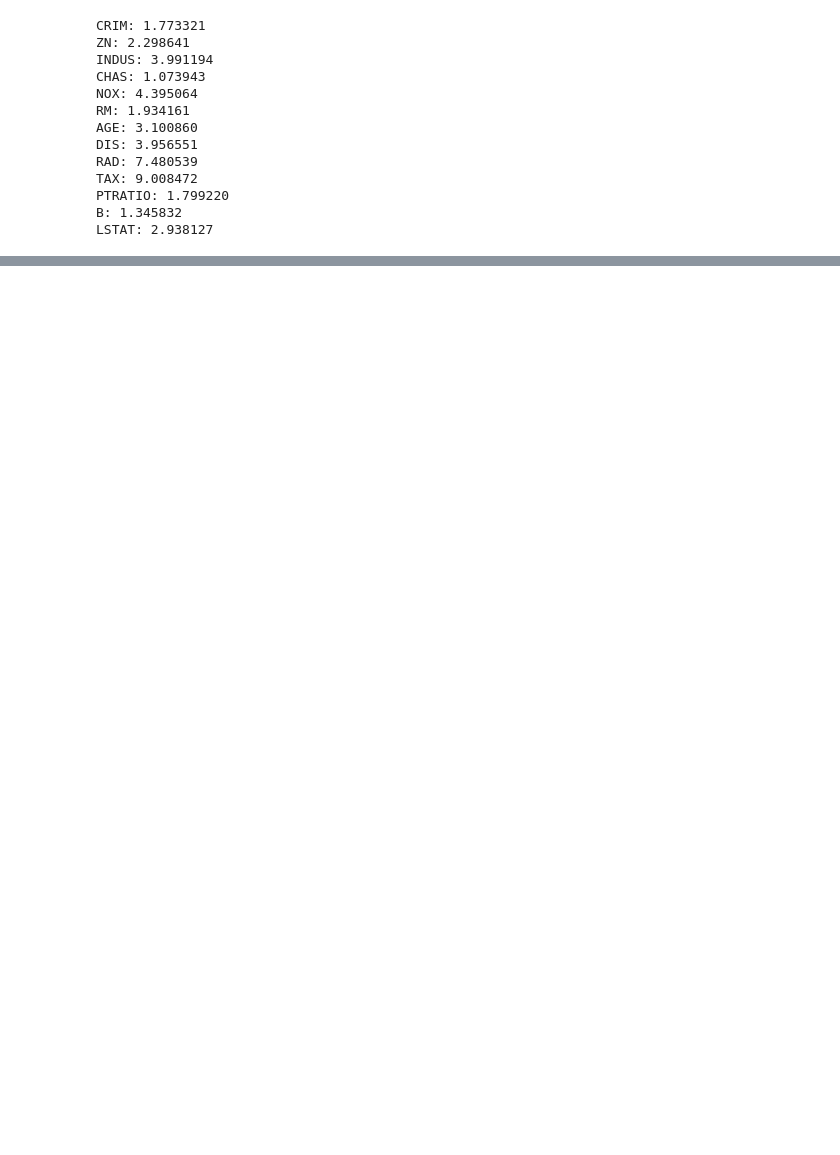
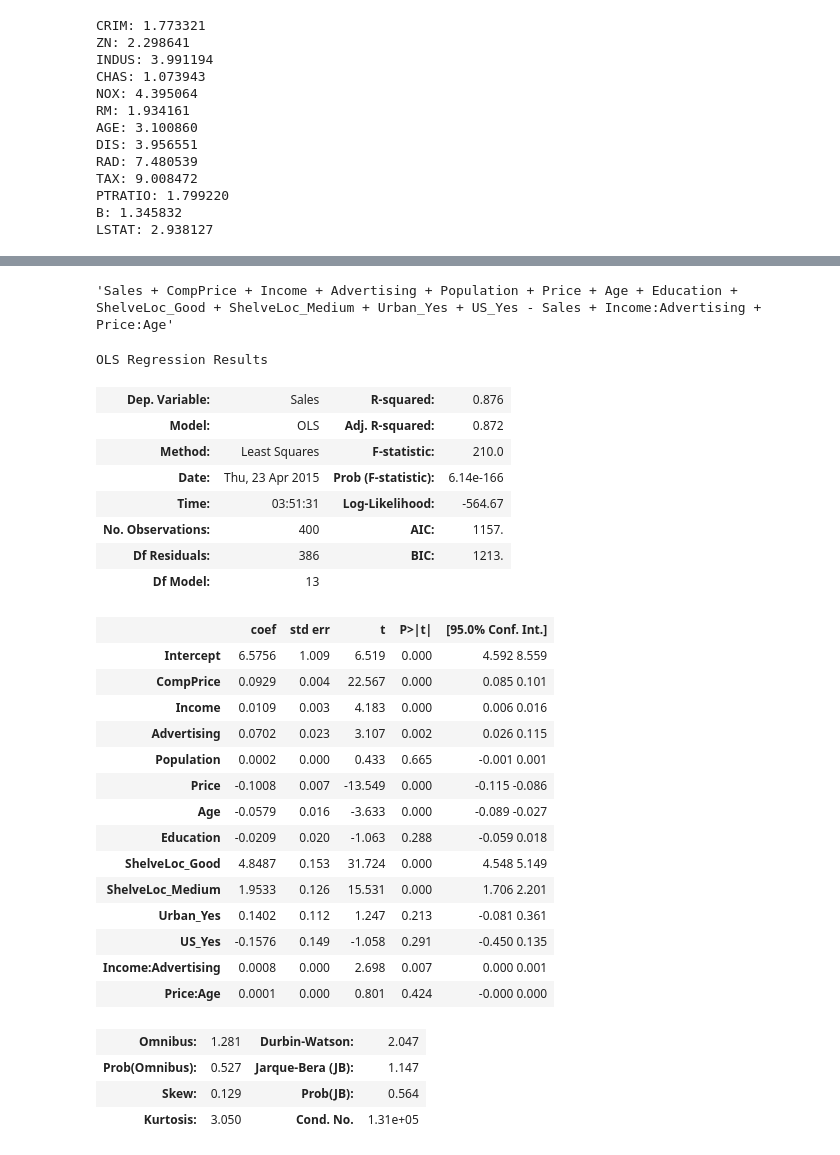
Before and after one commit to sstirlin/ISLR_4ed_python, a Jupyter notebook: ch3/ch3_lab.ipynb, the cells around one changed output, grey strips where cells are left out. Drawn from its saved outputs; the diff is of its cells as text; code cells hidden in the pictures; blank space fills up the shorter version.

```diff
--- a/ch3/ch3_lab.ipynb
+++ b/ch3/ch3_lab.ipynb
@@ -441,0 +668,8 @@ OLS Regression Results
+# %%
+# We can perform regression using qualitative predictors (factors) as well
+# first, load the data
+import pandas as pd
+from IPython.display import display
+
+carseats = pd.read_csv("Carseats.csv", index_col=0)
+display(carseats.head(5))
@@ -441,0 +683,8 @@ OLS Regression Results
+# %%
+# use the get_dummies function to create dummy variables from the categorical vars
+carseats = pd.concat([carseats,
+                      pd.get_dummies(carseats['ShelveLoc'], prefix='ShelveLoc'),
+                      pd.get_dummies(carseats['Urban'], prefix='Urban'),
+                      pd.get_dummies(carseats['US'], prefix='US')],
+                    axis=1)
+display(carseats.head(5))
@@ -441,0 +698,4 @@ OLS Regression Results
+# %%
+# drop the categorical vars, and drop some of the dummies
+carseats = carseats.drop(['ShelveLoc', 'Urban', 'US', 'ShelveLoc_Bad', 'Urban_No', 'US_No'], axis=1)
+display(carseats.head(5))
@@ -441,0 +709,46 @@ OLS Regression Results
+# %%
+# create a patsy string
+patsy_str = ' + '.join(carseats.columns.values)
+patsy_str += ' - Sales' # remove Sales (because that is the output)
+
+# let's add some interactions as well (for fun)
+patsy_str += ' + Income:Advertising + Price:Age'
+patsy_str
+# %% [output]
+'Sales + CompPrice + Income + Advertising + Population + Price + Age + Education + ShelveLoc_Good + ShelveLoc_Medium + Urban_Yes + US_Yes - Sales + Income:Advertising + Price:Age'
+# %%
+# let's perform a regression
+import statsmodels.api as sm
+from statsmodels.formula.api import ols
+
+results = ols("Sales ~ " + patsy_str, data=carseats).fit()
+results.summary()
+# %% [output]
+OLS Regression Results
+| Dep. Variable: | Sales | R-squared: | 0.876 |
+| Model: | OLS | Adj. R-squared: | 0.872 |
+| Method: | Least Squares | F-statistic: | 210.0 |
+| Date: | Thu, 23 Apr 2015 | Prob (F-statistic): | 6.14e-166 |
+| Time: | 03:51:31 | Log-Likelihood: | -564.67 |
+| No. Observations: | 400 | AIC: | 1157. |
+| Df Residuals: | 386 | BIC: | 1213. |
+| Df Model: | 13 |  |  |
+|  | coef | std err | t | P>|t| | [95.0% Conf. Int.] |
+| Intercept | 6.5756 | 1.009 | 6.519 | 0.000 | 4.592 8.559 |
+| CompPrice | 0.0929 | 0.004 | 22.567 | 0.000 | 0.085 0.101 |
+| Income | 0.0109 | 0.003 | 4.183 | 0.000 | 0.006 0.016 |
+| Advertising | 0.0702 | 0.023 | 3.107 | 0.002 | 0.026 0.115 |
+| Population | 0.0002 | 0.000 | 0.433 | 0.665 | -0.001 0.001 |
+| Price | -0.1008 | 0.007 | -13.549 | 0.000 | -0.115 -0.086 |
+| Age | -0.0579 | 0.016 | -3.633 | 0.000 | -0.089 -0.027 |
+| Education | -0.0209 | 0.020 | -1.063 | 0.288 | -0.059 0.018 |
+| ShelveLoc_Good | 4.8487 | 0.153 | 31.724 | 0.000 | 4.548 5.149 |
+| ShelveLoc_Medium | 1.9533 | 0.126 | 15.531 | 0.000 | 1.706 2.201 |
+| Urban_Yes | 0.1402 | 0.112 | 1.247 | 0.213 | -0.081 0.361 |
+| US_Yes | -0.1576 | 0.149 | -1.058 | 0.291 | -0.450 0.135 |
+| Income:Advertising | 0.0008 | 0.000 | 2.698 | 0.007 | 0.000 0.001 |
+| Price:Age | 0.0001 | 0.000 | 0.801 | 0.424 | -0.000 0.000 |
+| Omnibus: | 1.281 | Durbin-Watson: | 2.047 |
+| Prob(Omnibus): | 0.527 | Jarque-Bera (JB): | 1.147 |
+| Skew: | 0.129 | Prob(JB): | 0.564 |
+| Kurtosis: | 3.050 | Cond. No. | 1.31e+05 |
```
Also changed, not shown: parts of 31 cells of this notebook, 1 other file.
